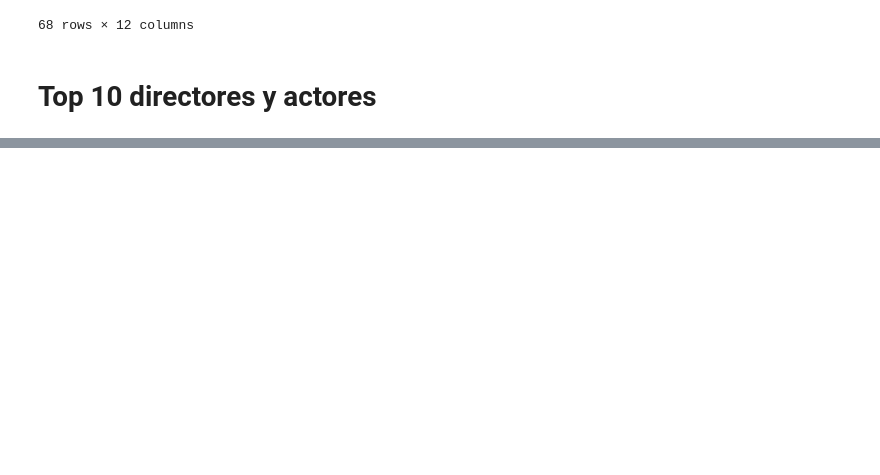
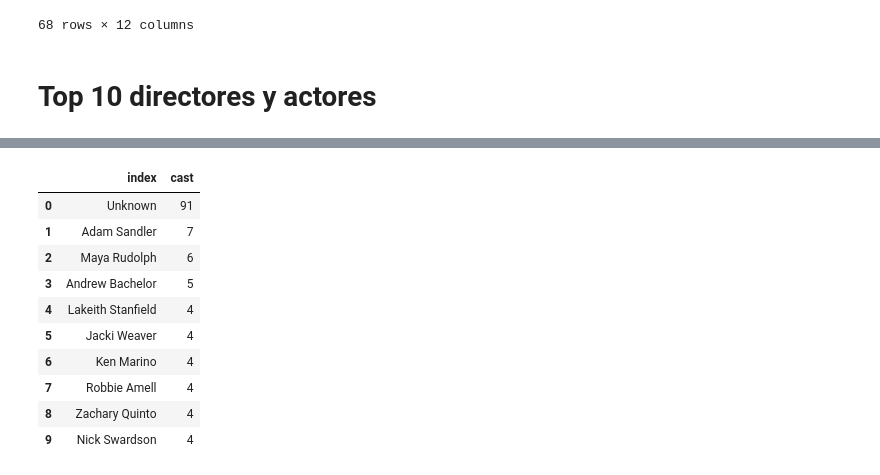
Before and after one commit to Ironhack-Data-Madrid-PartTime-May22/apuntes_clases, a Jupyter notebook: semana-09/9.1-Exploracion-Limpieza.ipynb, the cells around one changed output, grey strips where cells are left out. Drawn from its saved outputs; the diff is of its cells as text; code cells hidden in the pictures; blank space fills up the shorter version.

```diff
--- a/semana-09/9.1-Exploracion-Limpieza.ipynb
+++ b/semana-09/9.1-Exploracion-Limpieza.ipynb
@@ -705,0 +723,15 @@ df[df['genre2']== "Other"]
+# %%
+top_actores = df_actores['cast'].value_counts() .reset_index()
+top_actores.head(10)
+# %% [output]
+|  | index | cast |
+| 0 | Unknown | 91 |
+| 1 | Adam Sandler | 7 |
+| 2 | Maya Rudolph | 6 |
+| 3 | Andrew Bachelor | 5 |
+| 4 | Lakeith Stanfield | 4 |
+| 5 | Jacki Weaver | 4 |
+| 6 | Ken Marino | 4 |
+| 7 | Robbie Amell | 4 |
+| 8 | Zachary Quinto | 4 |
+| 9 | Nick Swardson | 4 |
```
Also changed, not shown: parts of 14 cells of this notebook, 3 other files.
